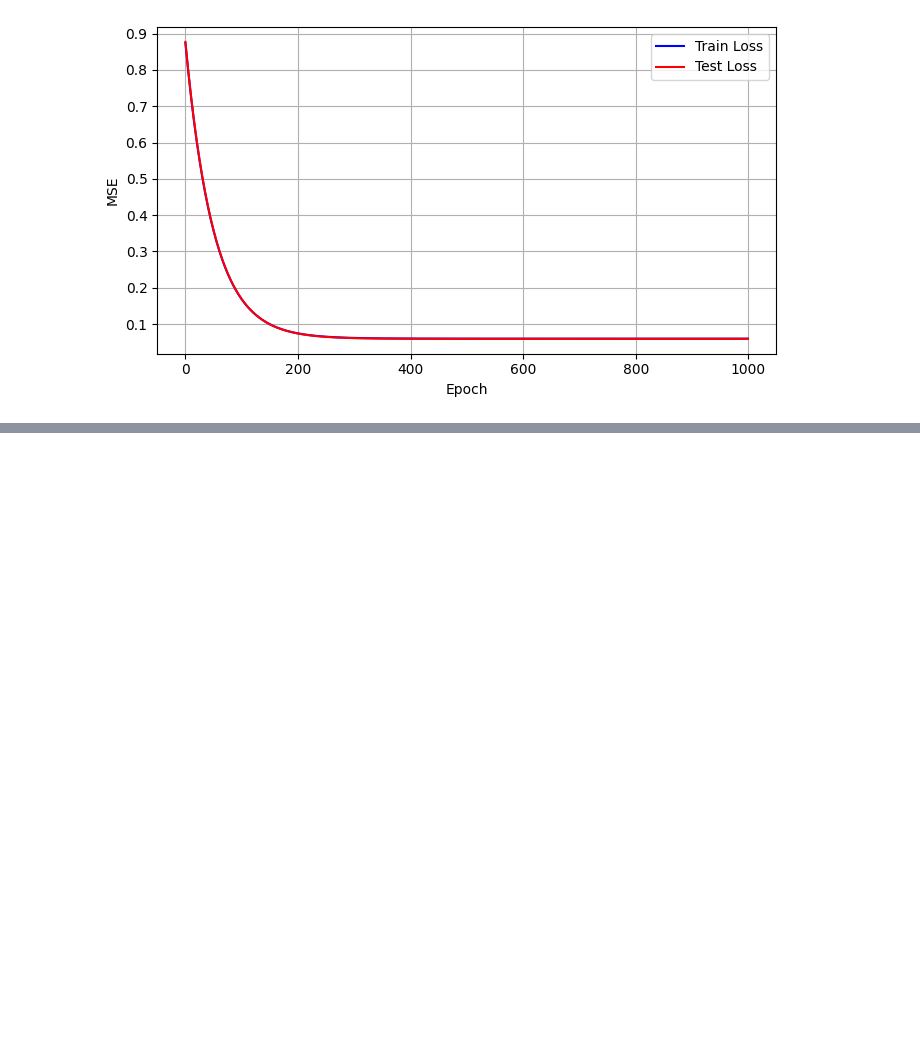
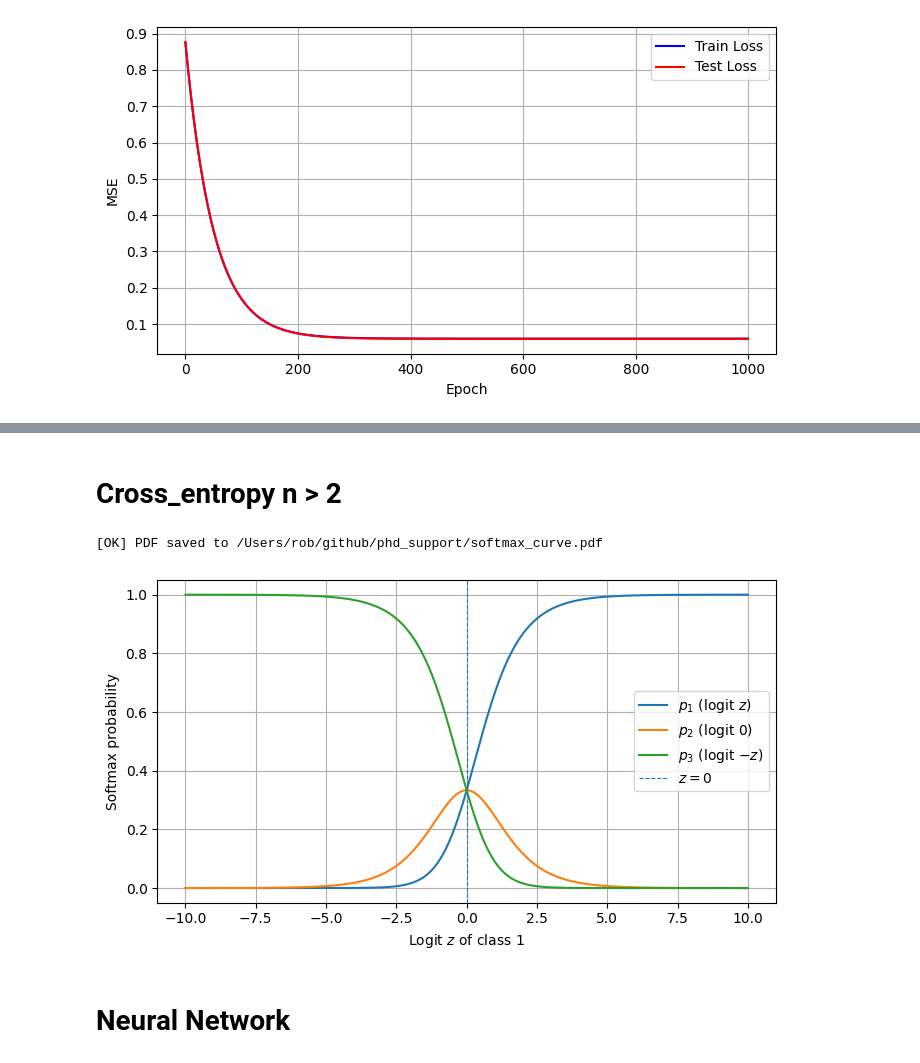
Before and after one commit to RobGhys/phd_support, a Jupyter notebook: 1_intro_ml.ipynb, the cells around one changed output, grey strips where cells are left out. Saved outputs shown, nothing was run; the diff lists cells and outputs as text; code cells hidden in the pictures; blank space fills up the shorter version.

```diff
--- a/1_intro_ml.ipynb
+++ b/1_intro_ml.ipynb
@@ -108,0 +249,40 @@ for name in ["underfit", "just_right", "overfit"]:
+# %% [markdown]
+# Cross_entropy n > 2
+# %%
+import numpy as np
+import matplotlib.pyplot as plt
+from pathlib import Path
+
+# --- Utility: numerically stable softmax -----------------------------------
+def softmax(logits: np.ndarray) -> np.ndarray:
+    e = np.exp(logits - np.max(logits, axis=0))
+    return e / e.sum(axis=0)
+
+# --- Example setup ----------------------------------------------------------
+x = np.linspace(-10, 10, 400)          # sweep the first logit
+logits = np.vstack([x,                 # class 1:  z
+                    np.zeros_like(x),  # class 2:  0
+                    -x])               # class 3: -z
+probs = softmax(logits)                # shape (3, len(x))
+
+# --- Plot -------------------------------------------------------------------
+plt.figure(figsize=(7, 4))
+plt.plot(x, probs[0], label=r"$p_1$ (logit $z$)")
+plt.plot(x, probs[1], label=r"$p_2$ (logit $0$)")
+plt.plot(x, probs[2], label=r"$p_3$ (logit $-z$)")
+plt.axvline(0, linestyle="--", linewidth=0.8, label=r"$z=0$")
+plt.xlabel(r"Logit $z$ of class 1")
+plt.ylabel("Softmax probability")
+plt.legend()
+plt.grid(True)
+plt.tight_layout()
+
+# --- Save as PDF ------------------------------------------------------------
+out = Path("softmax_curve.pdf").resolve()
+plt.savefig(out)
+print(f"[OK] PDF saved to {out}")
+# %% [output]
+[OK] PDF saved to /Users/rob/github/phd_support/softmax_curve.pdf
+[figure, added]
+# %% [markdown]
+# Neural Network
```
Also changed, not shown: parts of 10 cells of this notebook, 5 other files.
